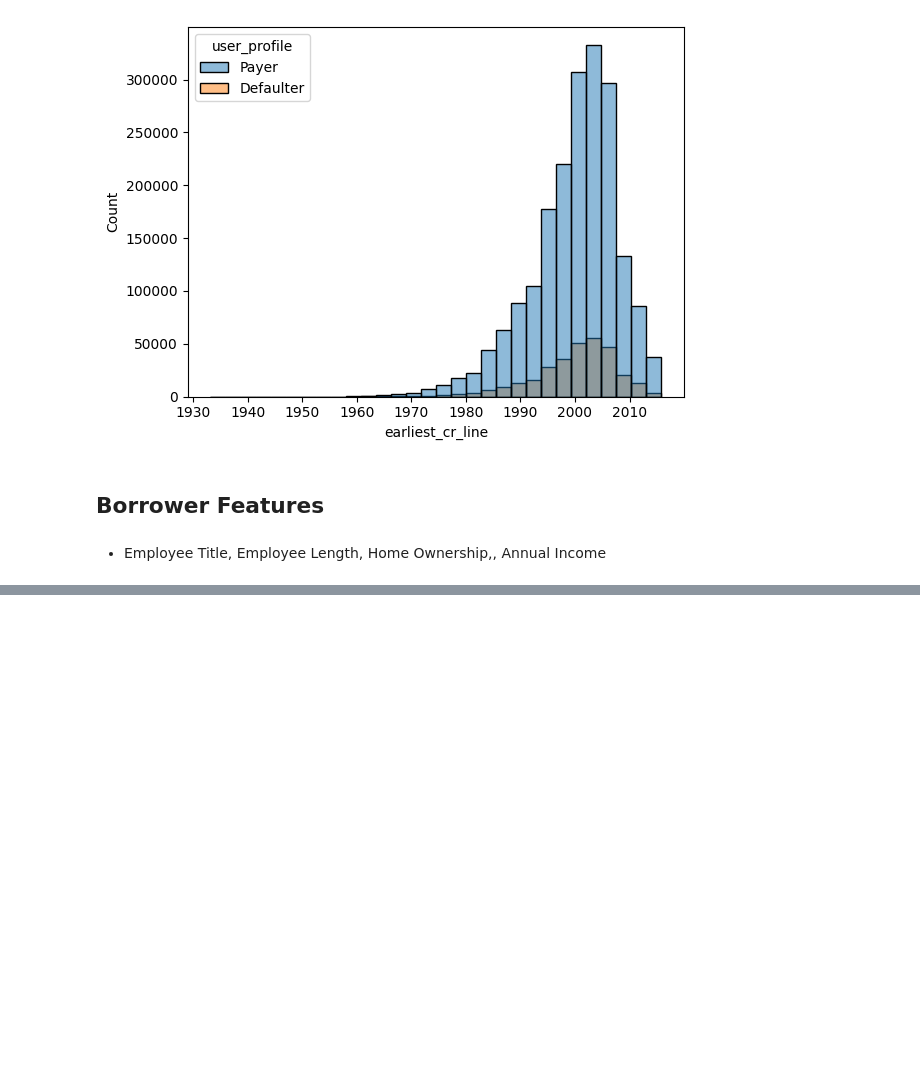
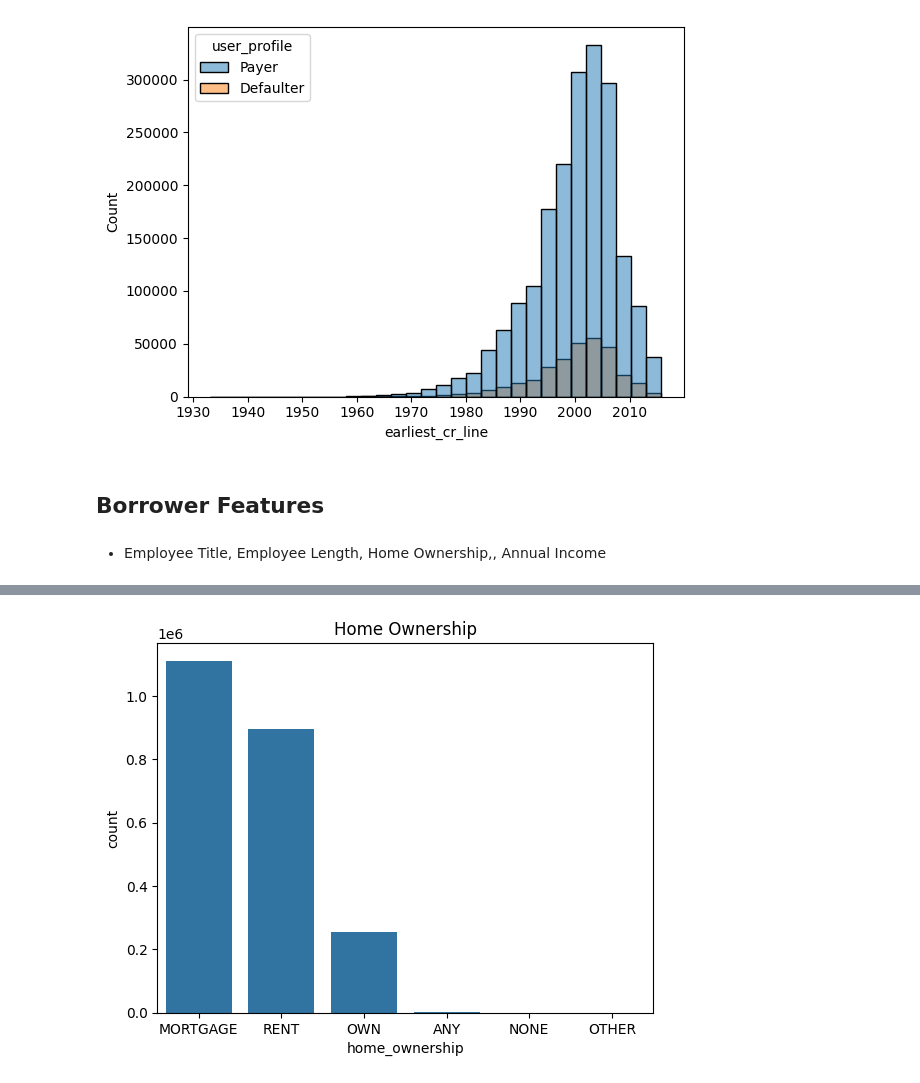
Before and after one commit to Kritika-19/loan-lending, a Jupyter notebook: notebooks/eda.ipynb, the cells around one changed output, grey strips where cells are left out. Cells and saved outputs as stored; diff of their text form; code cells hidden in the pictures; blank space fills up the shorter version.

```diff
--- a/notebooks/eda.ipynb
+++ b/notebooks/eda.ipynb
@@ -309,0 +369,6 @@ df['emp_title'].value_counts
+# %%
+sns.countplot(x = df['home_ownership'].dropna())
+plt.title("Home Ownership")
+plt.show()
+# %% [output]
+[figure, added]
```
Also changed, not shown: parts of 8 cells of this notebook.
